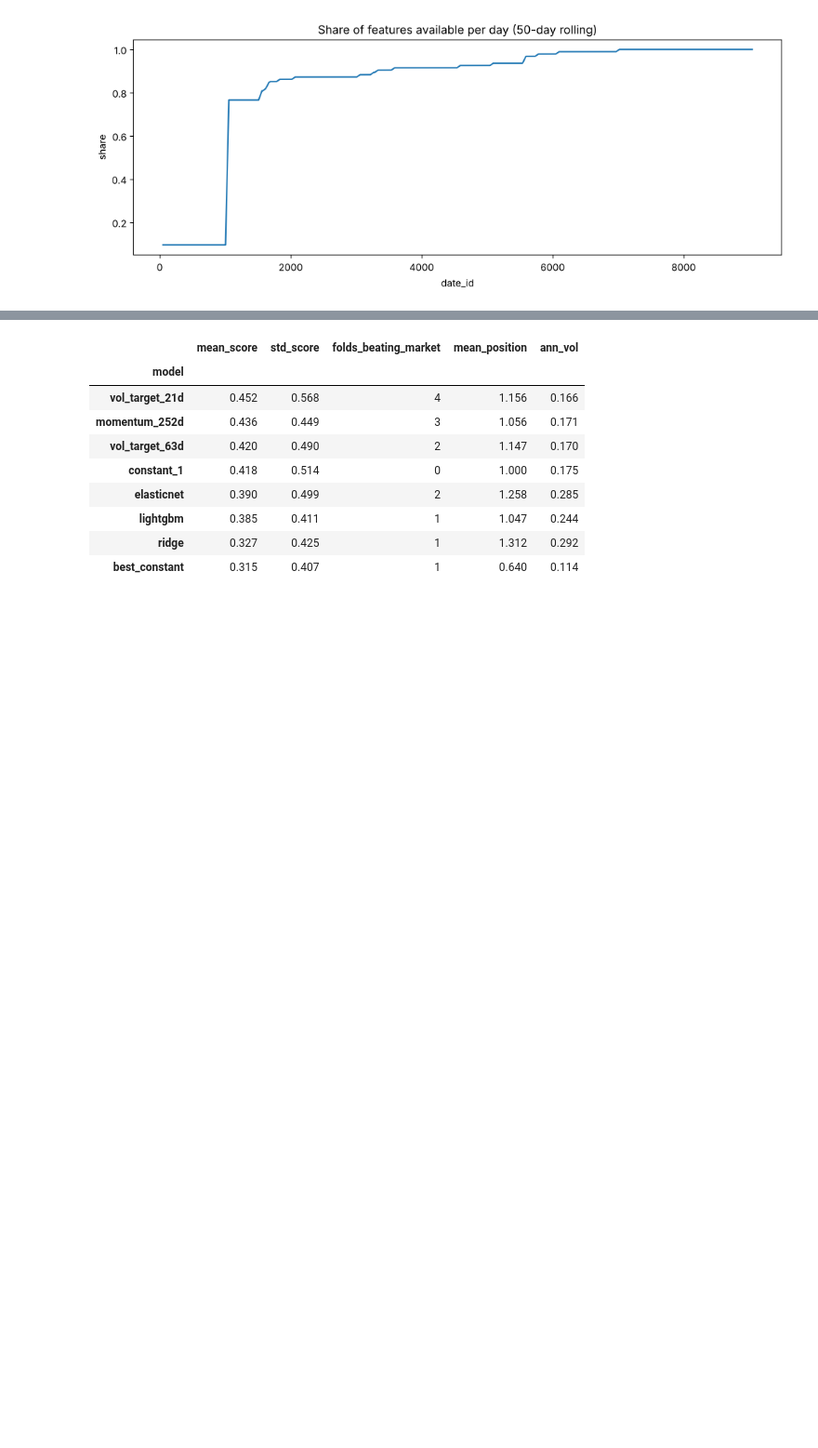
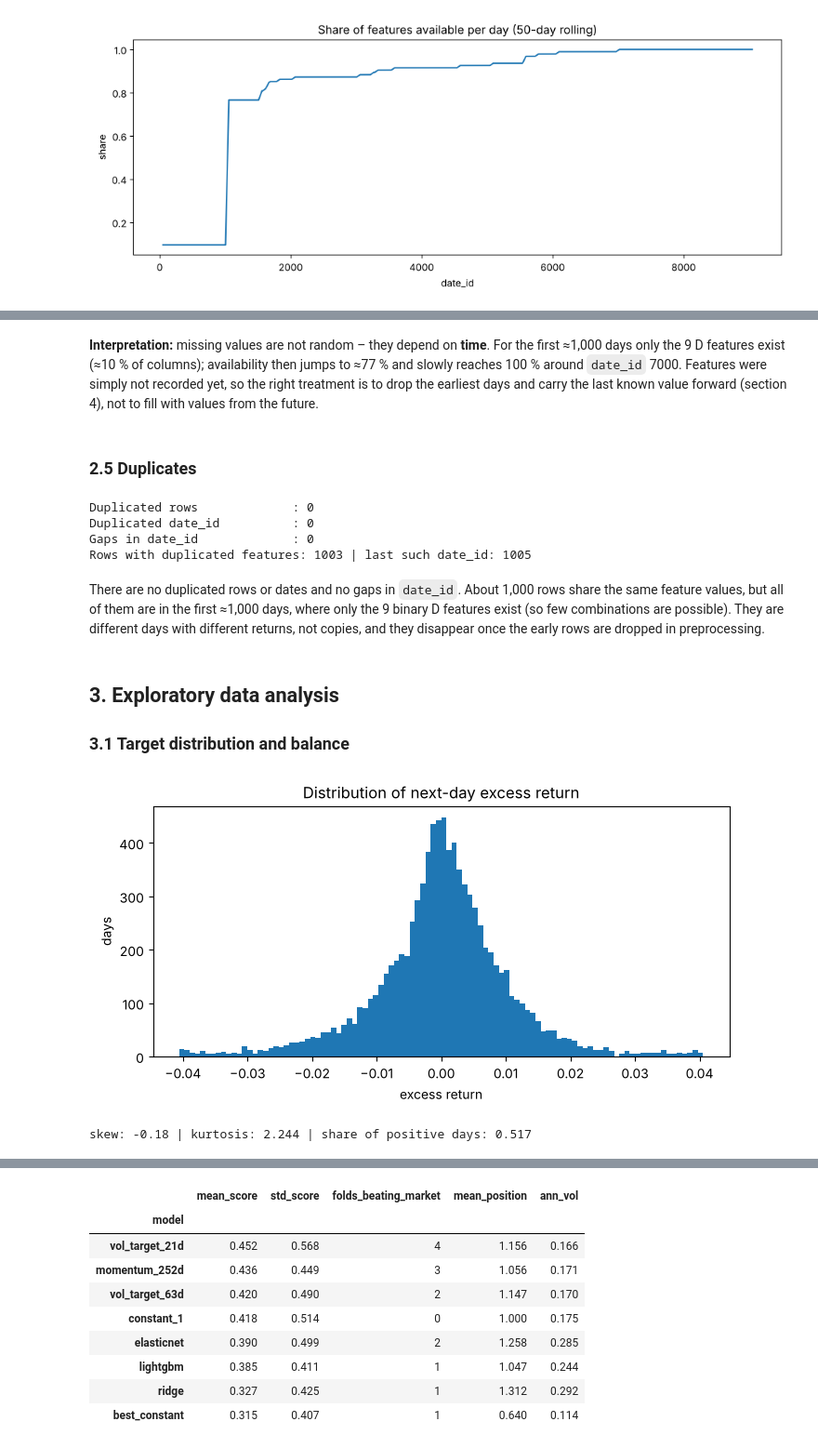
Before and after one commit to Kutay33/GROUP60_CENG313, a Jupyter notebook: assignment1_eda_baseline.ipynb, the cells around one changed output, grey strips where cells are left out. Shown at 93% size. Saved outputs shown, nothing was run; the diff lists cells and outputs as text; code cells hidden in the pictures; blank space fills up the shorter version.

```diff
--- a/assignment1_eda_baseline.ipynb
+++ b/assignment1_eda_baseline.ipynb
@@ -271,0 +197,35 @@ pd.DataFrame([{'fold': k, 'train_days': len(t), 'valid_days': len(v),
+# %% [markdown]
+**Interpretation:** missing values are not random – they depend on **time**. For the first ≈1,000 days only the
+9 D features exist (≈10 % of columns); availability then jumps to ≈77 % and slowly reaches 100 % around
+`date_id` 7000. Features were simply not recorded yet, so the right treatment is to drop the earliest days and
+carry the last known value forward (section 4), not to fill with values from the future.
+# %% [markdown]
+### 2.5 Duplicates
+# %%
+print('Duplicated rows             :', train.duplicated().sum())
+print('Duplicated date_id          :', train['date_id'].duplicated().sum())
+print('Gaps in date_id             :', (train['date_id'].diff().dropna() != 1).sum())
+dup_feat = train[feats].duplicated(keep=False)
+print('Rows with duplicated features:', dup_feat.sum(), '| last such date_id:', train.loc[dup_feat, 'date_id'].max())
+# %% [output]
+Duplicated rows             : 0
+Duplicated date_id          : 0
+Gaps in date_id             : 0
+Rows with duplicated features: 1003 | last such date_id: 1005
+# %% [markdown]
+There are no duplicated rows or dates and no gaps in `date_id`. About 1,000 rows share the same feature
+values, but all of them are in the first ≈1,000 days, where only the 9 binary D features exist (so few
+combinations are possible). They are different days with different returns, not copies, and they disappear
+once the early rows are dropped in preprocessing.
+# %% [markdown]
+## 3. Exploratory data analysis
+### 3.1 Target distribution and balance
+# %%
+y = train[D.TARGET]
+fig, ax = plt.subplots(figsize=(8, 3.5))
+ax.hist(y, bins=100); ax.set(title='Distribution of next-day excess return', xlabel='excess return', ylabel='days')
+plt.show()
+print('skew:', round(y.skew(), 3), '| kurtosis:', round(y.kurt(), 3), '| share of positive days:', round((y > 0).mean(), 3))
+# %% [output]
+[figure, added]
+skew: -0.18 | kurtosis: 2.244 | share of positive days: 0.517
```
Also changed, not shown: parts of 84 cells of this notebook.
